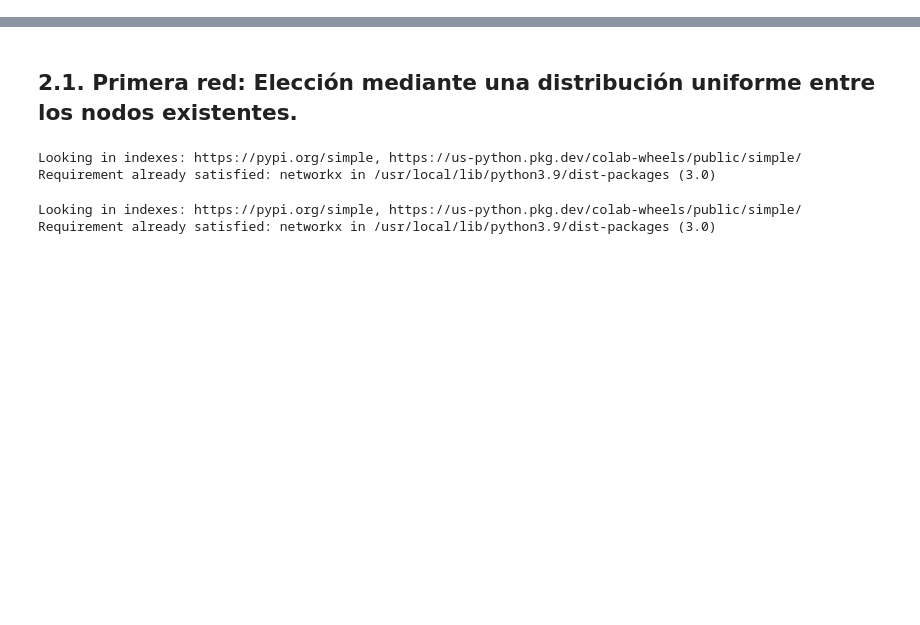
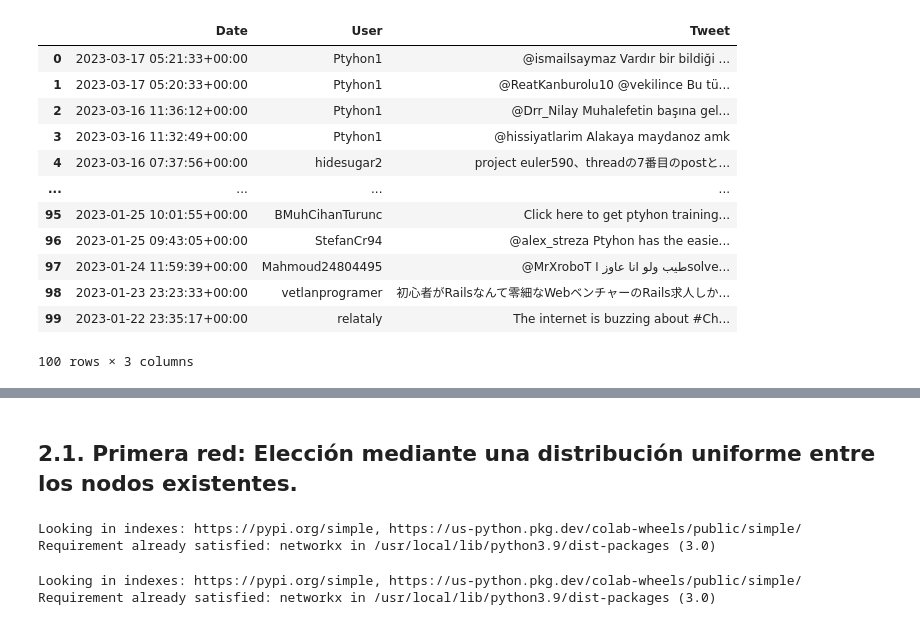
Before and after one commit to jsebastianquiroga/Topicos_analitica, a Jupyter notebook: Notebook/Empirical_network_twitter.ipynb, the cells around one changed output, grey strips where cells are left out. Drawn from its saved outputs; the diff is of its cells as text; code cells hidden in the pictures; blank space fills up the shorter version.

```diff
--- a/Notebook/Empirical_network_twitter.ipynb
+++ b/Notebook/Empirical_network_twitter.ipynb
@@ -53,0 +44,37 @@ Se construiran dos redes, se comenzara con dos nodos, y posteriormente se coneca
+# %%
+#creación de funcion.
+
+#import the libraries to be use.
+import snscrape.modules.twitter as sntwitter
+import pandas as pd
+
+query = "ptyhon"
+tweets = []
+limits = 100
+
+for tweet in sntwitter.TwitterSearchScraper(query).get_items():
+
+  if len(tweets) == limits:
+    break
+  else:
+    tweets.append([tweet.date, tweet.user.username, tweet.content])
+
+df =pd.DataFrame(tweets, columns =['Date', 'User', 'Tweet'])
+
+df
+
+  # print(vars(tweet))
+# %% [output]
+|  | Date | User | Tweet |
+| 0 | 2023-03-17 05:21:33+00:00 | Ptyhon1 | @ismailsaymaz Vardır bir bildiği ... |
+| 1 | 2023-03-17 05:20:33+00:00 | Ptyhon1 | @ReatKanburolu10 @vekilince Bu tü... |
+| 2 | 2023-03-16 11:36:12+00:00 | Ptyhon1 | @Drr_Nilay Muhalefetin başına gel... |
+| 3 | 2023-03-16 11:32:49+00:00 | Ptyhon1 | @hissiyatlarim Alakaya maydanoz amk |
+| 4 | 2023-03-16 07:37:56+00:00 | hidesugar2 | project euler590、threadの7番目のpostと... |
+| ... | ... | ... | ... |
+| 95 | 2023-01-25 10:01:55+00:00 | BMuhCihanTurunc | Click here to get ptyhon training... |
+| 96 | 2023-01-25 09:43:05+00:00 | StefanCr94 | @alex_streza Ptyhon has the easie... |
+| 97 | 2023-01-24 11:59:39+00:00 | Mahmoud24804495 | @MrXroboT طيب ولو انا عاوز اsolve... |
+| 98 | 2023-01-23 23:23:33+00:00 | vetlanprogramer | 初心者がRailsなんて零細なWebベンチャーのRails求人しか... |
+| 99 | 2023-01-22 23:35:17+00:00 | relataly | The internet is buzzing about #Ch... |
+100 rows × 3 columns
```
Also changed, not shown: parts of 14 cells of this notebook.
